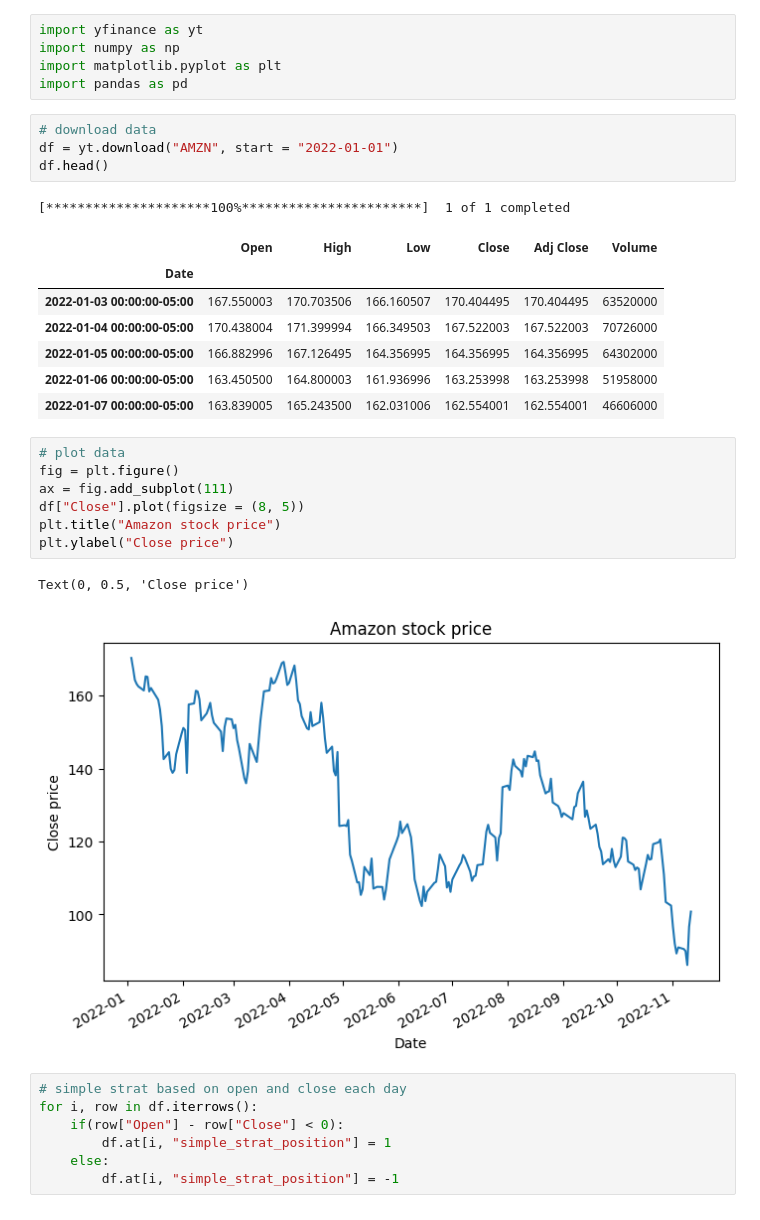
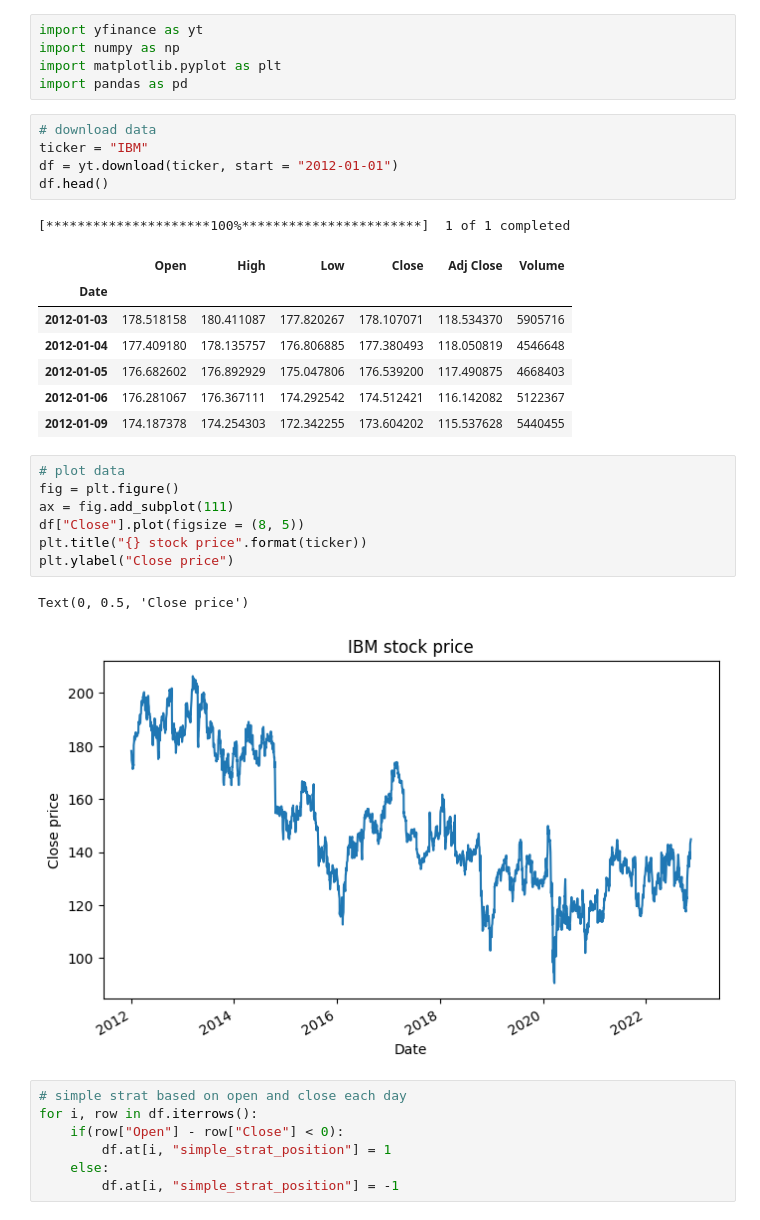
Before and after one commit to C-Kitching/Data-Science-Society, a Jupyter notebook: ATS/week 5 - Simple trading strategy and Bollinger band.ipynb, the cells around one changed output. Drawn from its saved outputs; the diff is of its cells as text.

```diff
--- a/ATS/week 5 - Simple trading strategy and Bollinger band.ipynb
+++ b/ATS/week 5 - Simple trading strategy and Bollinger band.ipynb
@@ -5,27 +5,28 @@ import matplotlib.pyplot as plt
 import pandas as pd
 # %%
 # download data
-df = yt.download("AMZN", start = "2022-01-01")
+ticker = "IBM"
+df = yt.download(ticker, start = "2012-01-01")
 df.head()
 # %% [output]
 [*********************100%***********************]  1 of 1 completed
 |  | Open | High | Low | Close | Adj Close | Volume |
 | Date |  |  |  |  |  |  |
-| 2022-01-03 00:00:00-05:00 | 167.550003 | 170.703506 | 166.160507 | 170.404495 | 170.404495 | 63520000 |
-| 2022-01-04 00:00:00-05:00 | 170.438004 | 171.399994 | 166.349503 | 167.522003 | 167.522003 | 70726000 |
-| 2022-01-05 00:00:00-05:00 | 166.882996 | 167.126495 | 164.356995 | 164.356995 | 164.356995 | 64302000 |
-| 2022-01-06 00:00:00-05:00 | 163.450500 | 164.800003 | 161.936996 | 163.253998 | 163.253998 | 51958000 |
-| 2022-01-07 00:00:00-05:00 | 163.839005 | 165.243500 | 162.031006 | 162.554001 | 162.554001 | 46606000 |
+| 2012-01-03 | 178.518158 | 180.411087 | 177.820267 | 178.107071 | 118.534370 | 5905716 |
+| 2012-01-04 | 177.409180 | 178.135757 | 176.806885 | 177.380493 | 118.050819 | 4546648 |
+| 2012-01-05 | 176.682602 | 176.892929 | 175.047806 | 176.539200 | 117.490875 | 4668403 |
+| 2012-01-06 | 176.281067 | 176.367111 | 174.292542 | 174.512421 | 116.142082 | 5122367 |
+| 2012-01-09 | 174.187378 | 174.254303 | 172.342255 | 173.604202 | 115.537628 | 5440455 |
 # %%
 # plot data
 fig = plt.figure()
 ax = fig.add_subplot(111)
 df["Close"].plot(figsize = (8, 5))
-plt.title("Amazon stock price")
+plt.title("{} stock price".format(ticker))
 plt.ylabel("Close price")
 # %% [output]
 Text(0, 0.5, 'Close price')
-[figure, old version]
+[figure, new version]
 # %%
 # simple strat based on open and close each day
 for i, row in df.iterrows():
```
Also changed, not shown: parts of 9 cells of this notebook, 1 other file.
